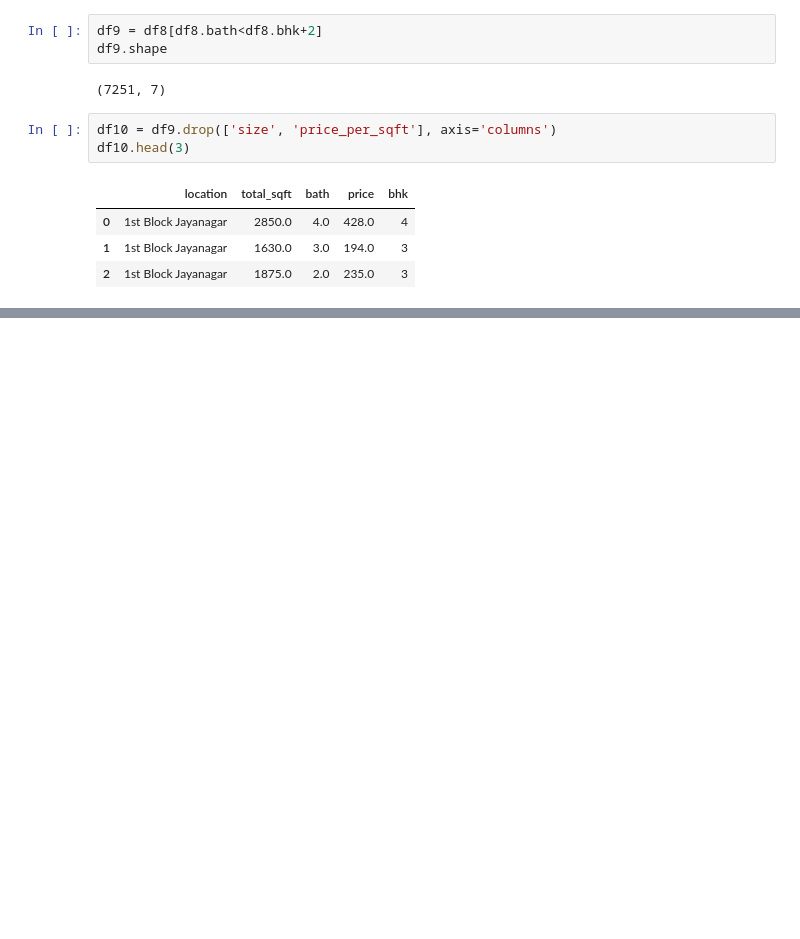
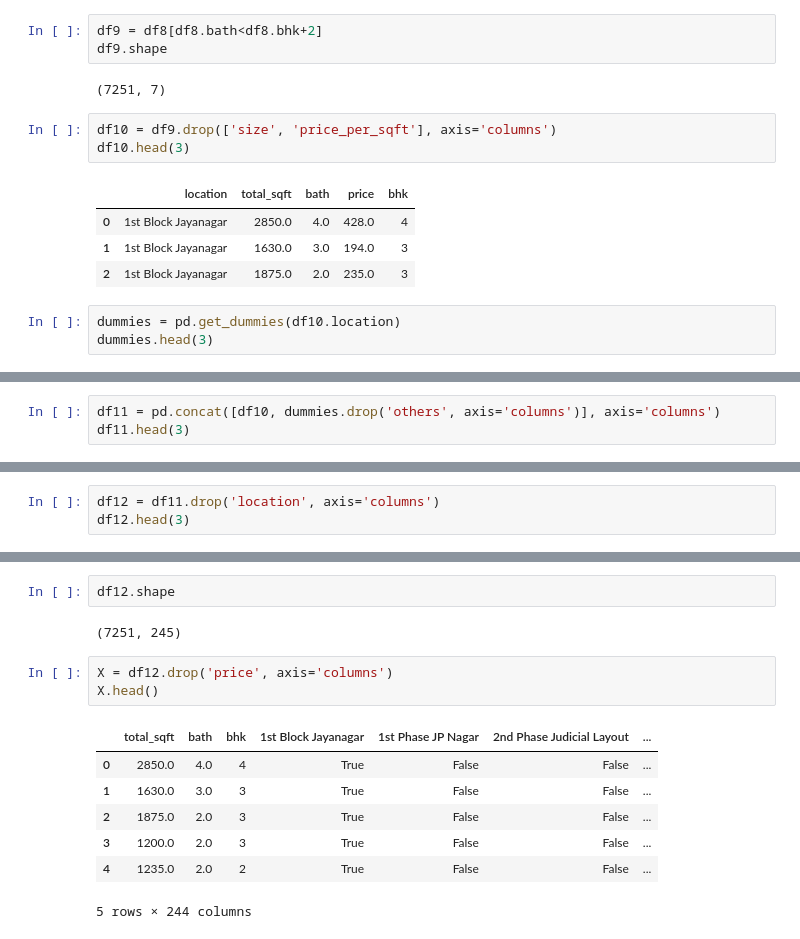
Before and after one commit to AditChheda/Machine-Learning, a Jupyter notebook: Project_1_RealEstatePricePrediction/real_estate_price_prediction.ipynb, the cells around one changed output, grey strips where cells are left out. Cells and saved outputs as stored; diff of their text form; blank space fills up the shorter version.

```diff
--- a/Project_1_RealEstatePricePrediction/real_estate_price_prediction.ipynb
+++ b/Project_1_RealEstatePricePrediction/real_estate_price_prediction.ipynb
@@ -346,3 +346,6 @@ df10.head(3)
 | 0 | 1st Block Jayanagar | 2850.0 | 4.0 | 428.0 | 4 |
 | 1 | 1st Block Jayanagar | 1630.0 | 3.0 | 194.0 | 3 |
 | 2 | 1st Block Jayanagar | 1875.0 | 2.0 | 235.0 | 3 |
+# %%
+dummies = pd.get_dummies(df10.location)
+dummies.head(3)
@@ -348,0 +358,3 @@ df10.head(3)
+# %%
+df11 = pd.concat([df10, dummies.drop('others', axis='columns')], axis='columns')
+df11.head(3)
@@ -348,0 +367,3 @@ df10.head(3)
+# %%
+df12 = df11.drop('location', axis='columns')
+df12.head(3)
@@ -348,0 +376,15 @@ df10.head(3)
+# %%
+df12.shape
+# %% [output]
+(7251, 245)
+# %%
+X = df12.drop('price', axis='columns')
+X.head()
+# %% [output]
+|  | total_sqft | bath | bhk | 1st Block Jayanagar | 1st Phase JP Nagar | 2nd Phase Judicial Layout | ... |
+| 0 | 2850.0 | 4.0 | 4 | True | False | False | ... |
+| 1 | 1630.0 | 3.0 | 3 | True | False | False | ... |
+| 2 | 1875.0 | 2.0 | 3 | True | False | False | ... |
+| 3 | 1200.0 | 2.0 | 3 | True | False | False | ... |
+| 4 | 1235.0 | 2.0 | 2 | True | False | False | ... |
+5 rows × 244 columns
```
Also changed, not shown: parts of 17 cells of this notebook, 2 other files.
